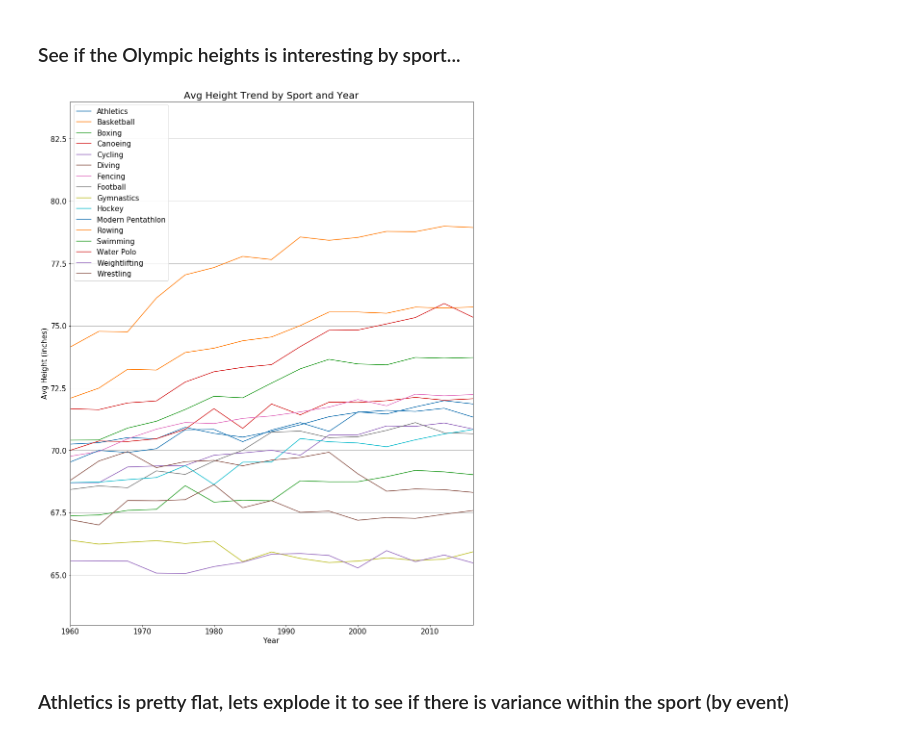
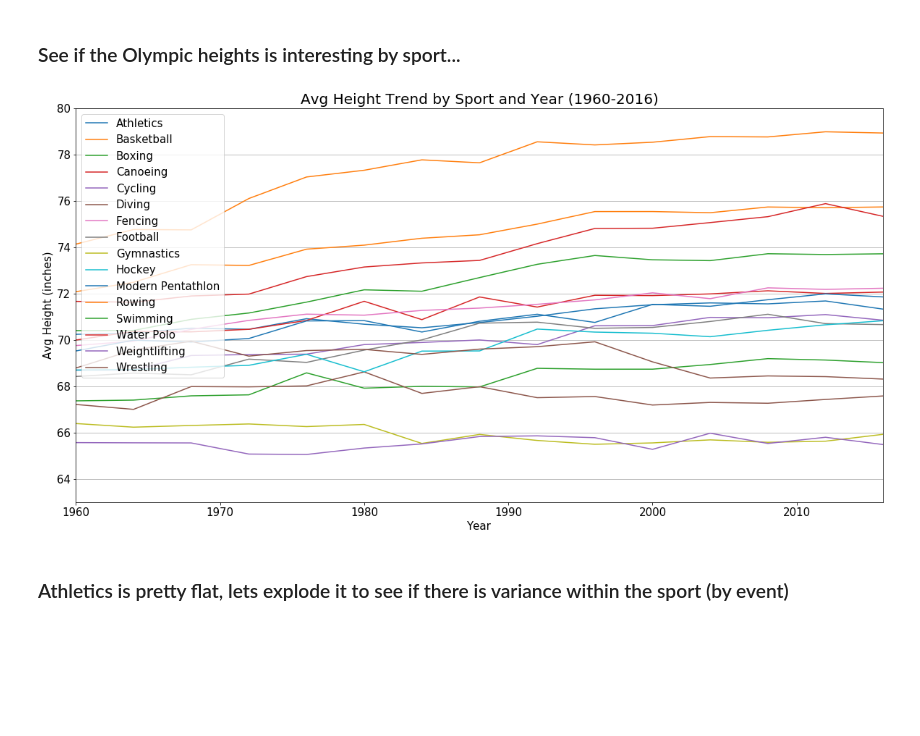
Before and after one commit to dowripple/ProjectOneRepo_JeremyKasieMichael, a Jupyter notebook: notebooks/OlympicHeights_Analysis.ipynb, the cells around one changed output. Drawn from its saved outputs; the diff is of its cells as text; code cells hidden in the pictures; blank space fills up the shorter version.

```diff
--- a/notebooks/OlympicHeights_Analysis.ipynb
+++ b/notebooks/OlympicHeights_Analysis.ipynb
@@ -113,37 +113,37 @@ sports = [
     'Cycling',
     'Diving',
     'Fencing',
     'Football',
     'Gymnastics',
     'Hockey',
     'Modern Pentathlon',
     'Rowing',
     'Swimming',
     'Water Polo',
     'Weightlifting',
     'Wrestling'
 ]
 
 # plot (probably a better way to do this...)
 sport_chart = sport_pvt.plot(
     x = 'Year',
     y = sports,
-    figsize=(15,20),
+    figsize=(20,10),
     fontsize=15,
-    ylim = (63,84),
+    ylim = (63,80),
     xlim = (1960, 2016)
 )
 
 # add axis labels
 sport_chart.set_xlabel("Year", fontsize=15)
 sport_chart.set_ylabel('Avg Height (inches)', fontsize=15)
 sport_chart.yaxis.grid(True)
 sport_chart.legend(loc='best',fontsize=15)
-sport_chart.set_title('Avg Height Trend by Sport and Year', fontdict={'fontsize': 20, 'fontweight': 'medium'})
+sport_chart.set_title('Avg Height Trend by Sport and Year (1960-2016)', fontdict={'fontsize': 20, 'fontweight': 'medium'})
 
 sport_chart.get_figure().savefig('..\images\sports.png')
 # %% [output]
-[figure, old version]
+[figure, new version]
 # %% [markdown]
 
 ### Athletics is pretty flat, lets explode it to see if there is variance within the sport (by event)
```
Also changed, not shown: parts of 1 cell of this notebook, 7 other files.
